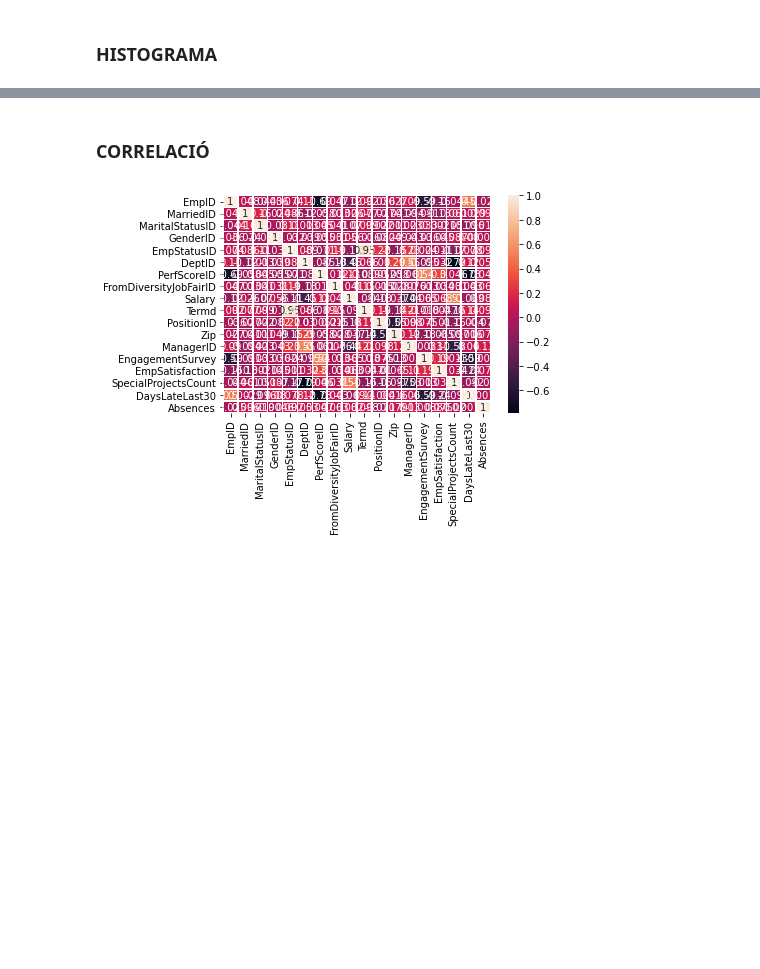
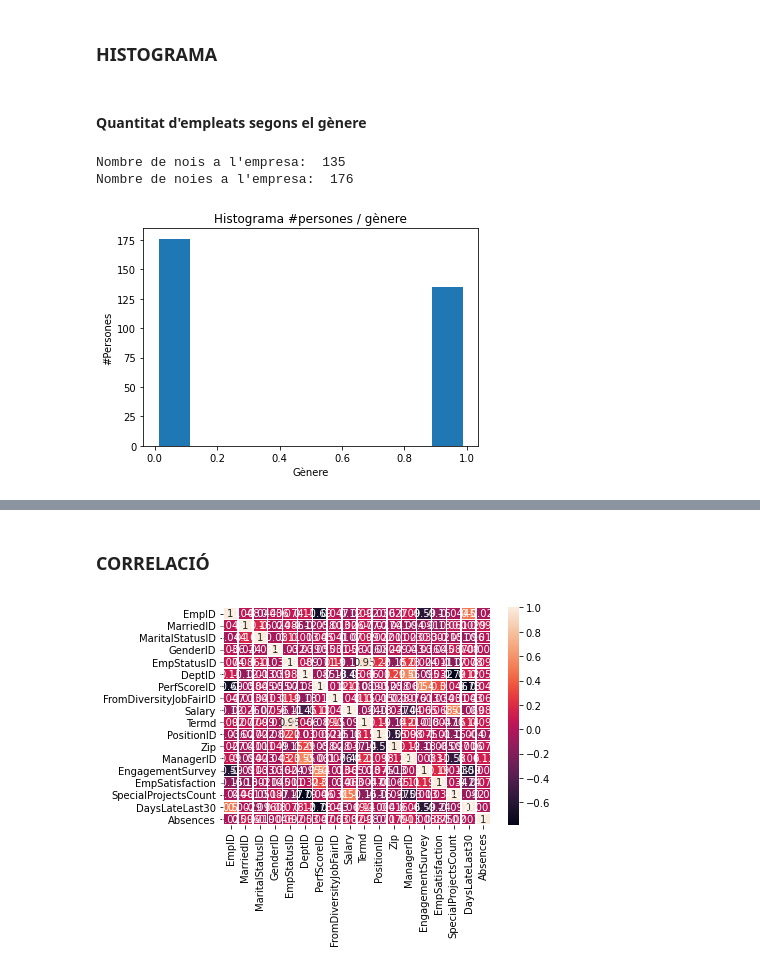
Before and after one commit to AlexCorreaO/Prac_1_regressio_AC, a Jupyter notebook: prac_1_note.ipynb, the cells around one changed output, grey strips where cells are left out. Cells and saved outputs as stored; diff of their text form; code cells hidden in the pictures; blank space fills up the shorter version.

```diff
--- a/prac_1_note.ipynb
+++ b/prac_1_note.ipynb
@@ -118,2 +165,17 @@ ax = plt.scatter(x[:,9], y)
 # %% [markdown]
 ### HISTOGRAMA
+# %% [markdown]
+#### Quantitat d'empleats segons el gènere
+# %%
+plt.figure()
+plt.title("Histograma #persones / gènere")
+plt.xlabel("Gènere")
+plt.ylabel("#Persones")
+v = 4
+hist = plt.hist(x[:,v], bins=8, range=[np.min(x[:,v]), np.max(x[:,v])], histtype="bar", rwidth=0.8)
+print("Nombre de nois a l'empresa: ",dataset[dataset['GenderID'] == 1]['EmpID'].count())
+print("Nombre de noies a l'empresa: ",dataset[dataset['GenderID'] == 0]['EmpID'].count())
+# %% [output]
+Nombre de nois a l'empresa:  135
+Nombre de noies a l'empresa:  176
+[figure, added]
```
Also changed, not shown: parts of 7 cells of this notebook.
